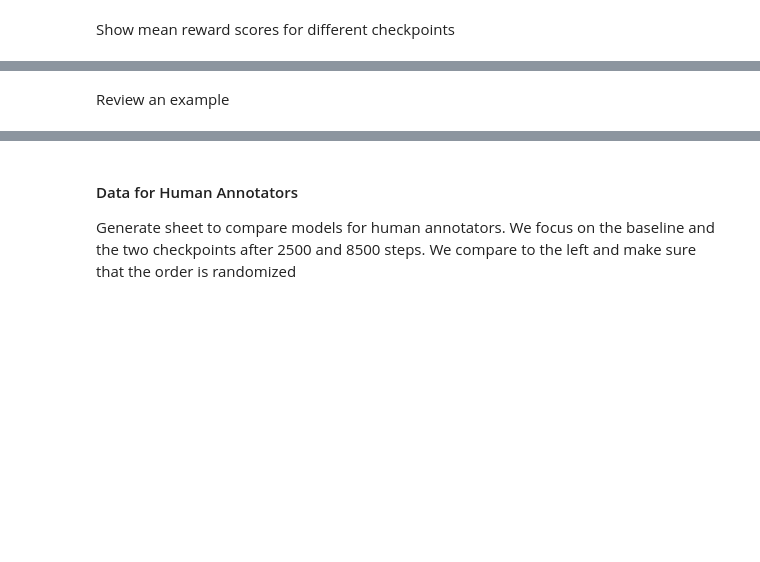
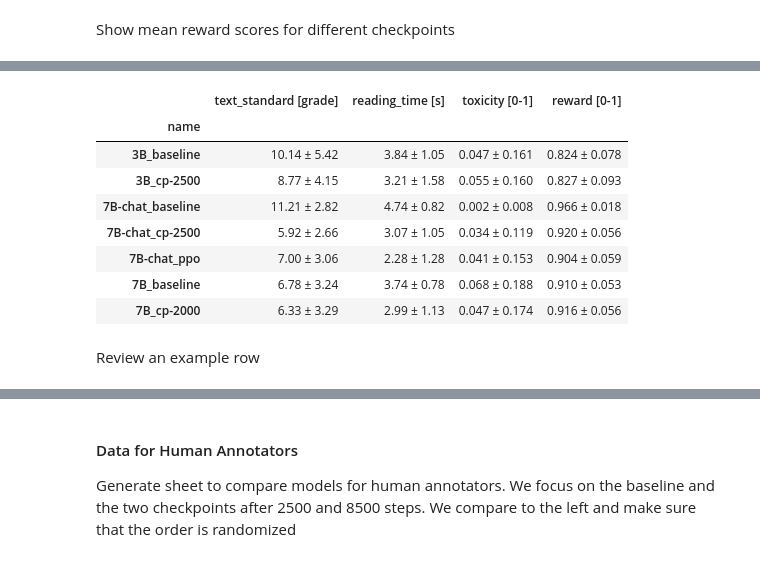
Before and after one commit to aiintelligentsystems/askhistorians-knowledge-filling, a Jupyter notebook: notebooks/model_comparison.ipynb, the cells around one changed output, grey strips where cells are left out. Saved outputs shown, nothing was run; the diff lists cells and outputs as text; code cells hidden in the pictures; blank space fills up the shorter version.

```diff
--- a/notebooks/model_comparison.ipynb
+++ b/notebooks/model_comparison.ipynb
@@ -290,5 +373,22 @@ dtype: object
+# %%
+metrics_list[0]['name'] = '7B-chat_ppo'
+# %%
+metrics_df = pd.DataFrame(metrics_list)
+metrics_df = metrics_df.set_index('name').sort_index()
+metrics_df.to_markdown('metrics_model_comparison.md')
+metrics_df
+# %% [output]
+|  | text_standard [grade] | reading_time [s] | toxicity [0-1] | reward [0-1] |
+| name |  |  |  |  |
+| 3B_baseline | 10.14 ± 5.42 | 3.84 ± 1.05 | 0.047 ± 0.161 | 0.824 ± 0.078 |
+| 3B_cp-2500 | 8.77 ± 4.15 | 3.21 ± 1.58 | 0.055 ± 0.160 | 0.827 ± 0.093 |
+| 7B-chat_baseline | 11.21 ± 2.82 | 4.74 ± 0.82 | 0.002 ± 0.008 | 0.966 ± 0.018 |
+| 7B-chat_cp-2500 | 5.92 ± 2.66 | 3.07 ± 1.05 | 0.034 ± 0.119 | 0.920 ± 0.056 |
+| 7B-chat_ppo | 7.00 ± 3.06 | 2.28 ± 1.28 | 0.041 ± 0.153 | 0.904 ± 0.059 |
+| 7B_baseline | 6.78 ± 3.24 | 3.74 ± 0.78 | 0.068 ± 0.188 | 0.910 ± 0.053 |
+| 7B_cp-2000 | 6.33 ± 3.29 | 2.99 ± 1.13 | 0.047 ± 0.174 | 0.916 ± 0.056 |
 # %% [markdown]
-Review an example
+Review an example row
 # %%
 with pd.option_context('display.max_rows', None, 'display.max_columns', None, 'display.max_colwidth', None):
     display(pd.DataFrame(df.iloc[0]))
```
Also changed, not shown: parts of 17 cells of this notebook.
